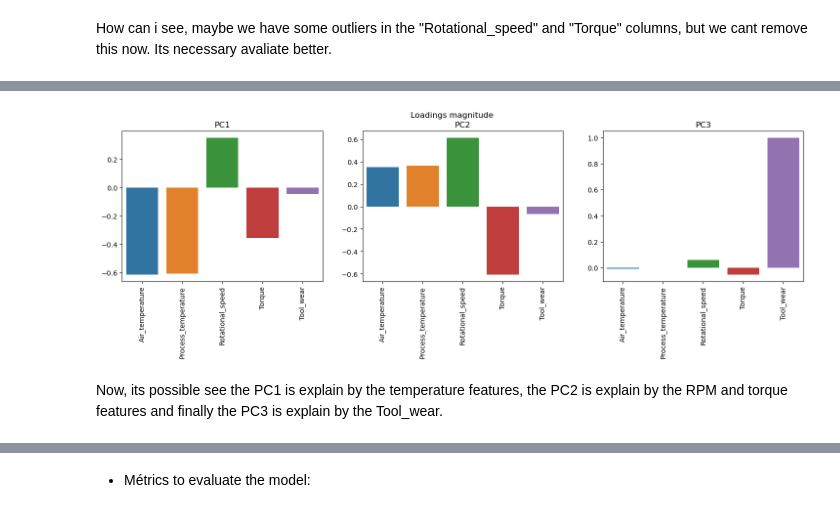
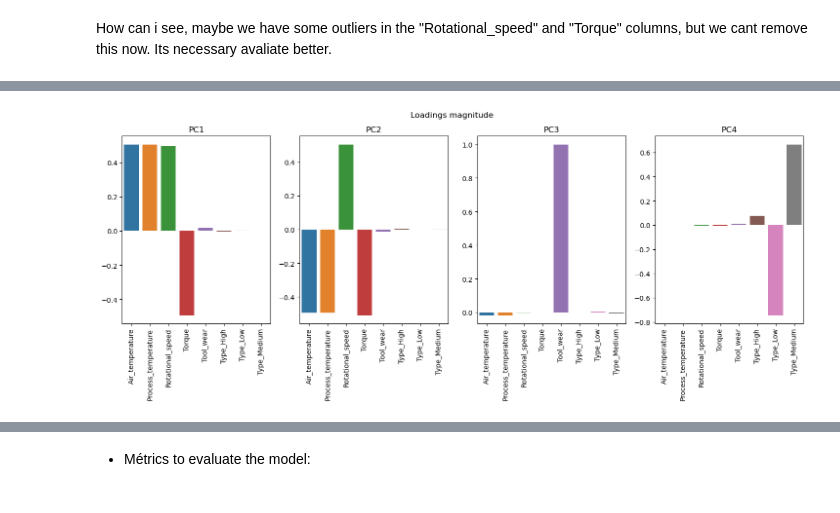
Before and after one commit to thales-vignoli/Failure-Classifier-to-Maintenance, a Jupyter notebook: predictive_maintenance.ipynb, the cells around one changed output, grey strips where cells are left out. Cells and saved outputs as stored; diff of their text form; code cells hidden in the pictures.

```diff
--- a/predictive_maintenance.ipynb
+++ b/predictive_maintenance.ipynb
@@ -174,6 +174,15 @@ df.drop(drop_columns, axis = 1, inplace = True)
 ## Change de type of "Rotational_speed" and "Tool_wear" columns to "float"
 df['Rotational_speed'] = df['Rotational_speed'].astype('float')
 df['Tool_wear'] = df['Tool_wear'].astype('float')
+# %%
+# I prefer rename the categories L, M and H to be more cleareful what each one represents
+rename_type = {
+    'L':'Low',
+    'M':'Medium',
+    'H':'High'
+}
+
+df['Type'].replace(rename_type, inplace = True)
 # %%
 # Count types
 tipo_contagem = df['Type'].value_counts()
@@ -225,3 +236,3 @@ How i've mencioned , we have a problem with this target column, the column hasn'
 # %%
-df.drop(df[df['Failure_type'] == 'Random Failures'].index, inplace=True)
+# df.drop(df[df['Failure_type'] == 'Random Failures'].index, inplace=True)
 # %%
@@ -441,0 +333,2 @@ How can we see, with 3 componente 94,2% is explained so the others 2 will be des
+# %%
+df.drop('Target', axis = 1, inplace = True)
@@ -442,19 +422,22 @@ How can we see, with 3 componente 94,2% is explained so the others 2 will be des
 # %%
-# PCA for Data visualization
-pca3 = PCA(n_components=3)
-X_pca3 = pd.DataFrame(data=pca3.fit_transform(df_main[NUMERICS_FEATURES]), columns=['PC1','PC2', 'PC3'])
+# Realizar PCA com 5 componentes
+pca4 = PCA(n_components=4)
+X_pca4 = pd.DataFrame(data=pca4.fit_transform(df_transformed), columns=['PC1', 'PC2', 'PC3', 'PC4'])
 
-# Loadings Analysis
-fig, axs = plt.subplots(ncols=3, figsize=(18,4))
+# Análise de Loadings
+fig, axs = plt.subplots(ncols=4, figsize=(18,5))
 fig.suptitle('Loadings magnitude')
-pca_loadings = pd.DataFrame(data=pca3.components_, columns=NUMERICS_FEATURES)
-for j in range(3):
+
+# Certifique-se de que a lista de nomes de colunas seja a correta após a transformação do OneHotEncoder
+all_features = NUMERIC_FEATURES + list(encoded_feature_names)  # Use encoded_feature_names do OneHotEncoder
+pca_loadings = pd.DataFrame(data=pca4.components_, columns=all_features)
+
+for j in range(4):
     ax = axs[j]
     sns.barplot(ax=ax, x=pca_loadings.columns, y=pca_loadings.values[j])
     ax.tick_params(axis='x', rotation=90)
     ax.title.set_text('PC'+str(j+1))
+
 plt.show()
 # %% [output]
-[figure, old version]
+[figure, new version]
-# %% [markdown]
-Now, its possible see the PC1 is explain by the temperature features, the PC2 is explain by the RPM and torque features and finally the PC3 is explain by the Tool_wear.
```
Also changed, not shown: parts of 45 cells of this notebook.
